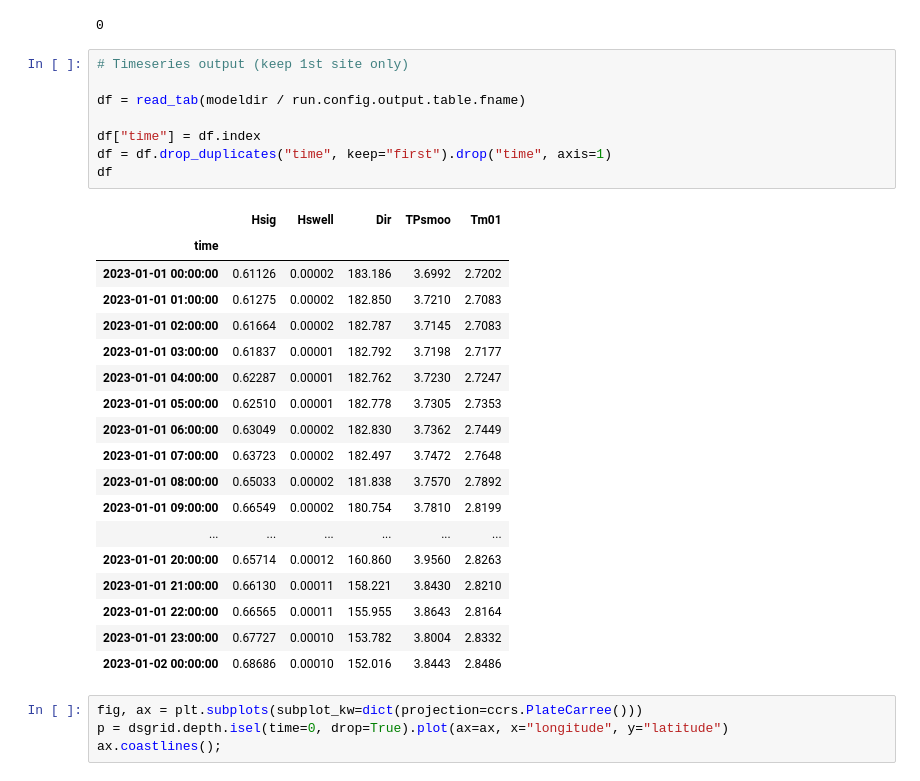
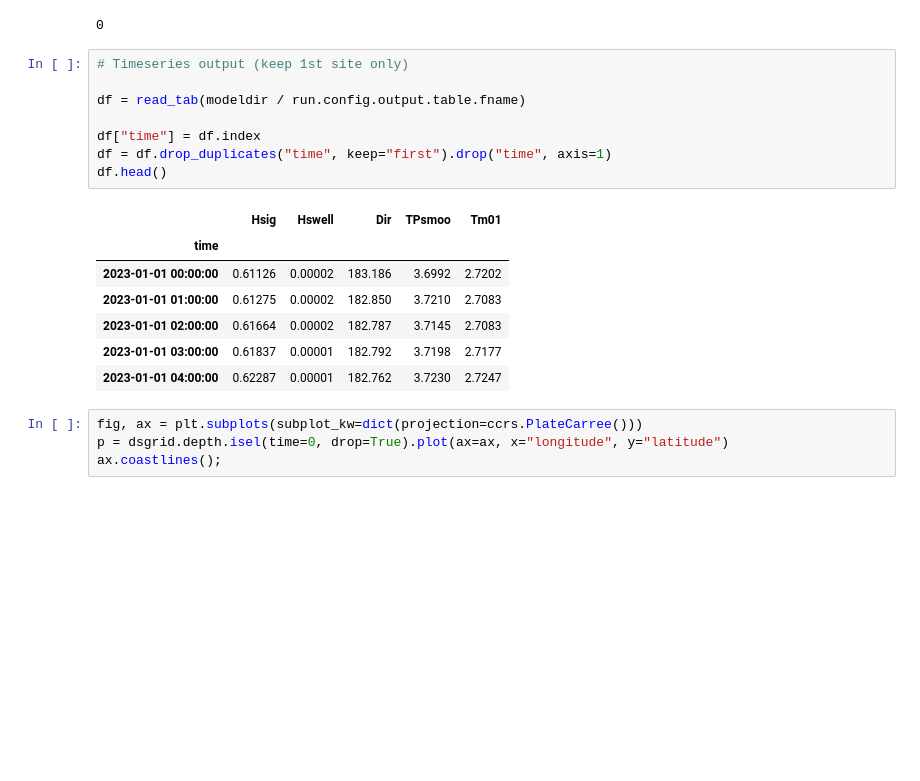
Before and after one commit to sppigot/rompy, a Jupyter notebook: notebooks/swan/example_declarative.ipynb, the cells around one changed output. Cells and saved outputs as stored; diff of their text form; blank space fills up the shorter version.

```diff
--- a/notebooks/swan/example_declarative.ipynb
+++ b/notebooks/swan/example_declarative.ipynb
@@ -295,30 +299,19 @@ os.system(f"head -n 15 {modeldir / run.config.output.table.fname}")
 # %%
 # Timeseries output (keep 1st site only)
 
 df = read_tab(modeldir / run.config.output.table.fname)
 
 df["time"] = df.index
 df = df.drop_duplicates("time", keep="first").drop("time", axis=1)
-df
+df.head()
 # %% [output]
 |  | Hsig | Hswell | Dir | TPsmoo | Tm01 |
 | time |  |  |  |  |  |
 | 2023-01-01 00:00:00 | 0.61126 | 0.00002 | 183.186 | 3.6992 | 2.7202 |
 | 2023-01-01 01:00:00 | 0.61275 | 0.00002 | 182.850 | 3.7210 | 2.7083 |
 | 2023-01-01 02:00:00 | 0.61664 | 0.00002 | 182.787 | 3.7145 | 2.7083 |
 | 2023-01-01 03:00:00 | 0.61837 | 0.00001 | 182.792 | 3.7198 | 2.7177 |
 | 2023-01-01 04:00:00 | 0.62287 | 0.00001 | 182.762 | 3.7230 | 2.7247 |
-| 2023-01-01 05:00:00 | 0.62510 | 0.00001 | 182.778 | 3.7305 | 2.7353 |
-| 2023-01-01 06:00:00 | 0.63049 | 0.00002 | 182.830 | 3.7362 | 2.7449 |
-| 2023-01-01 07:00:00 | 0.63723 | 0.00002 | 182.497 | 3.7472 | 2.7648 |
-| 2023-01-01 08:00:00 | 0.65033 | 0.00002 | 181.838 | 3.7570 | 2.7892 |
-| 2023-01-01 09:00:00 | 0.66549 | 0.00002 | 180.754 | 3.7810 | 2.8199 |
-| ... | ... | ... | ... | ... | ... |
-| 2023-01-01 20:00:00 | 0.65714 | 0.00012 | 160.860 | 3.9560 | 2.8263 |
-| 2023-01-01 21:00:00 | 0.66130 | 0.00011 | 158.221 | 3.8430 | 2.8210 |
-| 2023-01-01 22:00:00 | 0.66565 | 0.00011 | 155.955 | 3.8643 | 2.8164 |
-| 2023-01-01 23:00:00 | 0.67727 | 0.00010 | 153.782 | 3.8004 | 2.8332 |
-| 2023-01-02 00:00:00 | 0.68686 | 0.00010 | 152.016 | 3.8443 | 2.8486 |
 # %%
 fig, ax = plt.subplots(subplot_kw=dict(projection=ccrs.PlateCarree()))
 p = dsgrid.depth.isel(time=0, drop=True).plot(ax=ax, x="longitude", y="latitude")
```
Also changed, not shown: parts of 3 cells of this notebook, 1 other file.
